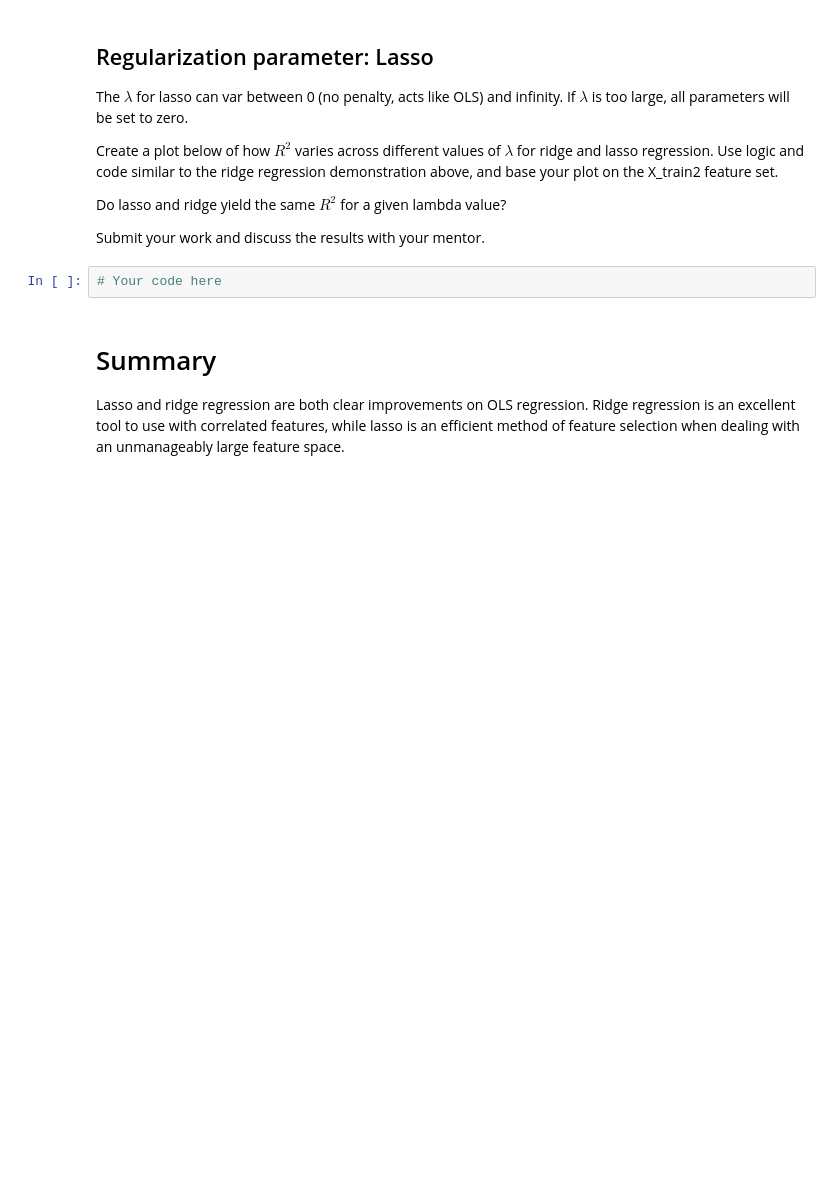
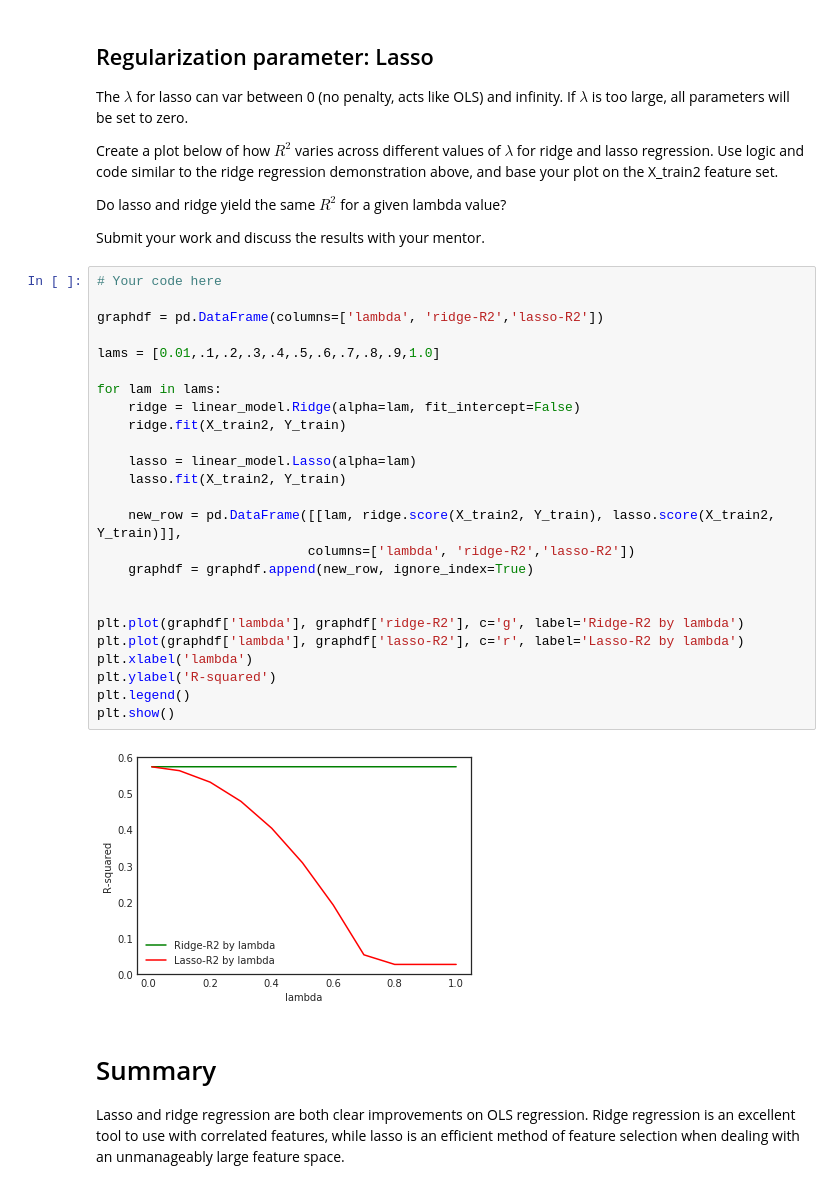
Before and after one commit to dataronio/Thinkful-Unit3, a Jupyter notebook: 3.3.3+Lasso+Regression.ipynb, the cells around one changed output. Cells and saved outputs as stored; diff of their text form; blank space fills up the shorter version.

Commit message:
Lasso notebook

```diff
--- a/3.3.3+Lasso+Regression.ipynb
+++ b/3.3.3+Lasso+Regression.ipynb
@@ -141,8 +171,33 @@ Create a plot below of how $R^2$ varies across different values of $\lambda$ for
 Do lasso and ridge yield the same $R^2$ for a given lambda value?
 
 Submit your work and discuss the results with your mentor.
-# %%
-# Your code here
+# %%
+# Your code here
+
+graphdf = pd.DataFrame(columns=['lambda', 'ridge-R2','lasso-R2'])
+
+lams = [0.01,.1,.2,.3,.4,.5,.6,.7,.8,.9,1.0]
+
+for lam in lams:
+    ridge = linear_model.Ridge(alpha=lam, fit_intercept=False)
+    ridge.fit(X_train2, Y_train)
+
+    lasso = linear_model.Lasso(alpha=lam)
+    lasso.fit(X_train2, Y_train)
+
+    new_row = pd.DataFrame([[lam, ridge.score(X_train2, Y_train), lasso.score(X_train2, Y_train)]],
+                           columns=['lambda', 'ridge-R2','lasso-R2'])
+    graphdf = graphdf.append(new_row, ignore_index=True)
+
+
+plt.plot(graphdf['lambda'], graphdf['ridge-R2'], c='g', label='Ridge-R2 by lambda')
+plt.plot(graphdf['lambda'], graphdf['lasso-R2'], c='r', label='Lasso-R2 by lambda')
+plt.xlabel('lambda')
+plt.ylabel('R-squared')
+plt.legend()
+plt.show()
+# %% [output]
+[figure, added]
 # %% [markdown]
 # Summary
 
```
Also changed, not shown: parts of 6 cells of this notebook, 2 other files.
